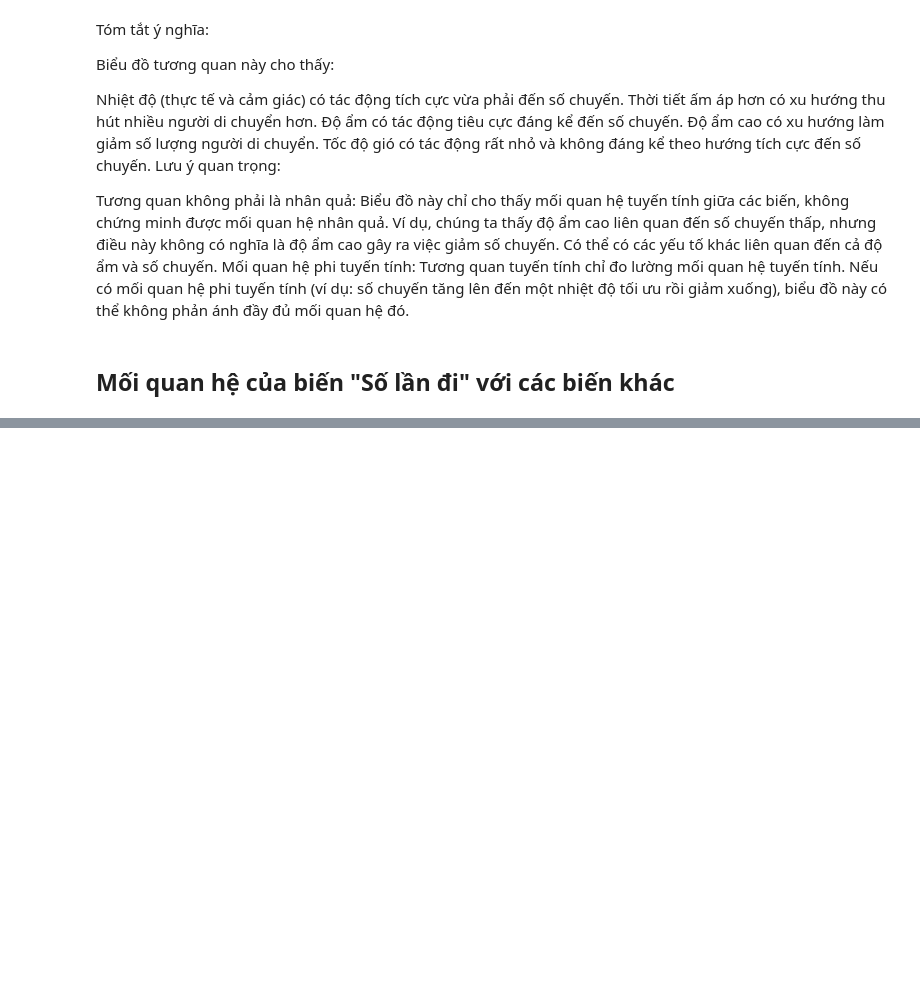
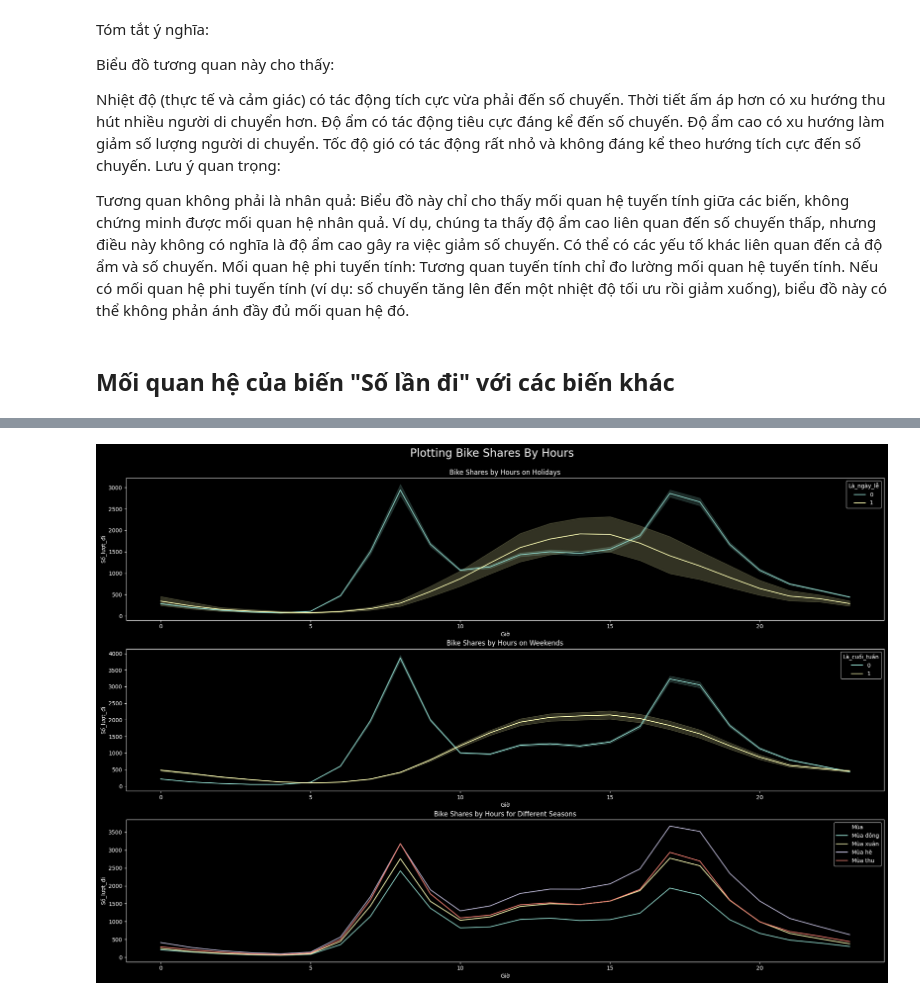
Before and after one commit to chungledong/Data_Analysis, a Jupyter notebook: Bike.ipynb, the cells around one changed output, grey strips where cells are left out. Cells and saved outputs as stored; diff of their text form; code cells hidden in the pictures; blank space fills up the shorter version.

```diff
--- a/Bike.ipynb
+++ b/Bike.ipynb
@@ -435,0 +590,23 @@ ValueError: cannot insert Thời_gian, already exists
+# %%
+plt.style.use('dark_background')
+
+fig = plt.figure(figsize=(20, 15))
+fig.suptitle("Plotting Bike Shares By Hours", y=0.9, fontsize=20, color='white')
+
+plt.subplot(3, 1, 1)
+sns.lineplot(x=df.Giờ, y=df.Số_lượt_đi, hue=df.Là_ngày_lễ)
+plt.title("Bike Shares by Hours on Holidays", color='white')
+
+plt.subplot(3, 1, 2)
+sns.lineplot(x=df.Giờ, y=df.Số_lượt_đi, hue=df.Là_cuối_tuần)
+plt.title("Bike Shares by Hours on Weekends", color='white')
+
+plt.subplot(3, 1, 3)
+sns.lineplot(x=df.Giờ, y=df.Số_lượt_đi, hue=df.Mùa, ci=None)
+plt.title("Bike Shares by Hours for Different Seasons", color='white')
+
+plt.tight_layout()
+plt.subplots_adjust(top=0.85)
+plt.show()
+# %% [output]
+[figure, added]
```
Also changed, not shown: parts of 9 cells of this notebook.
